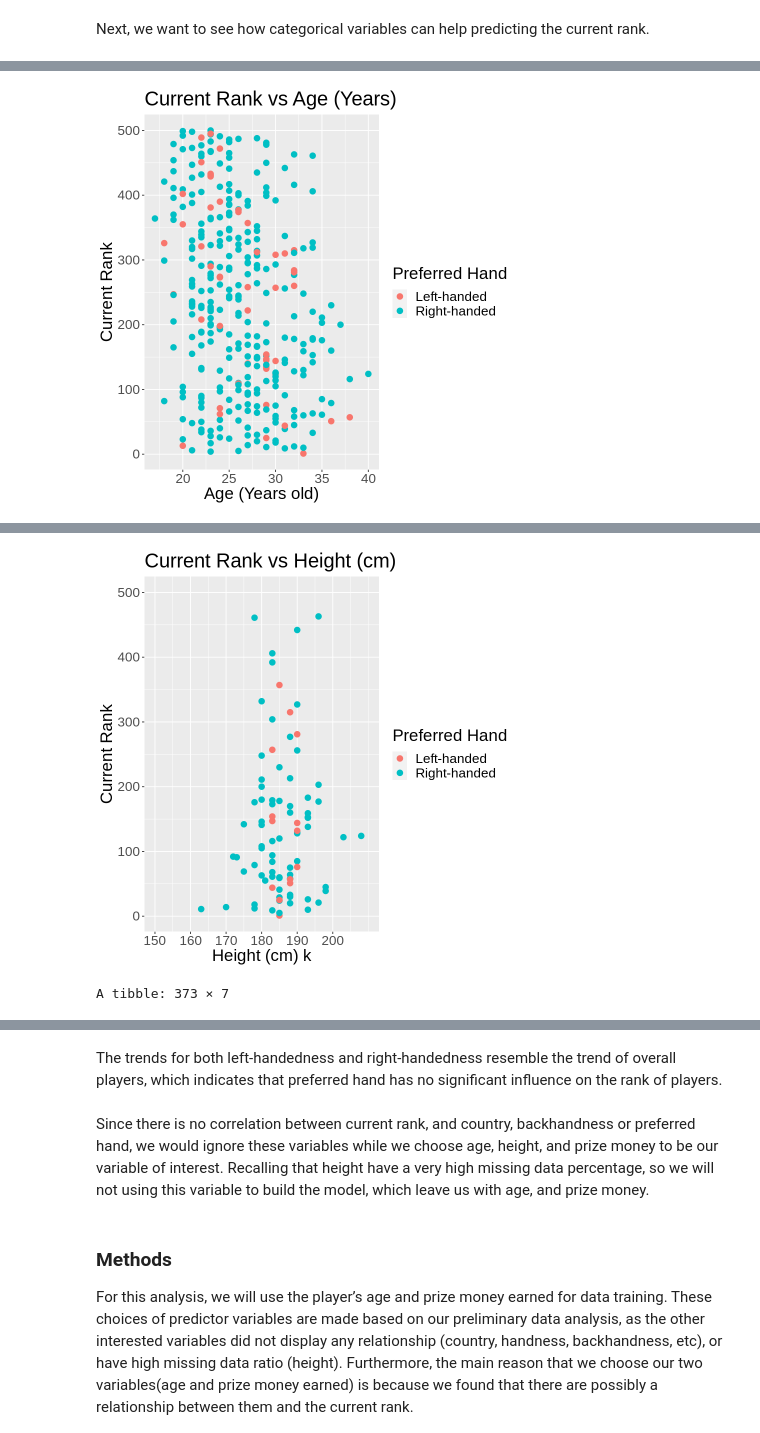
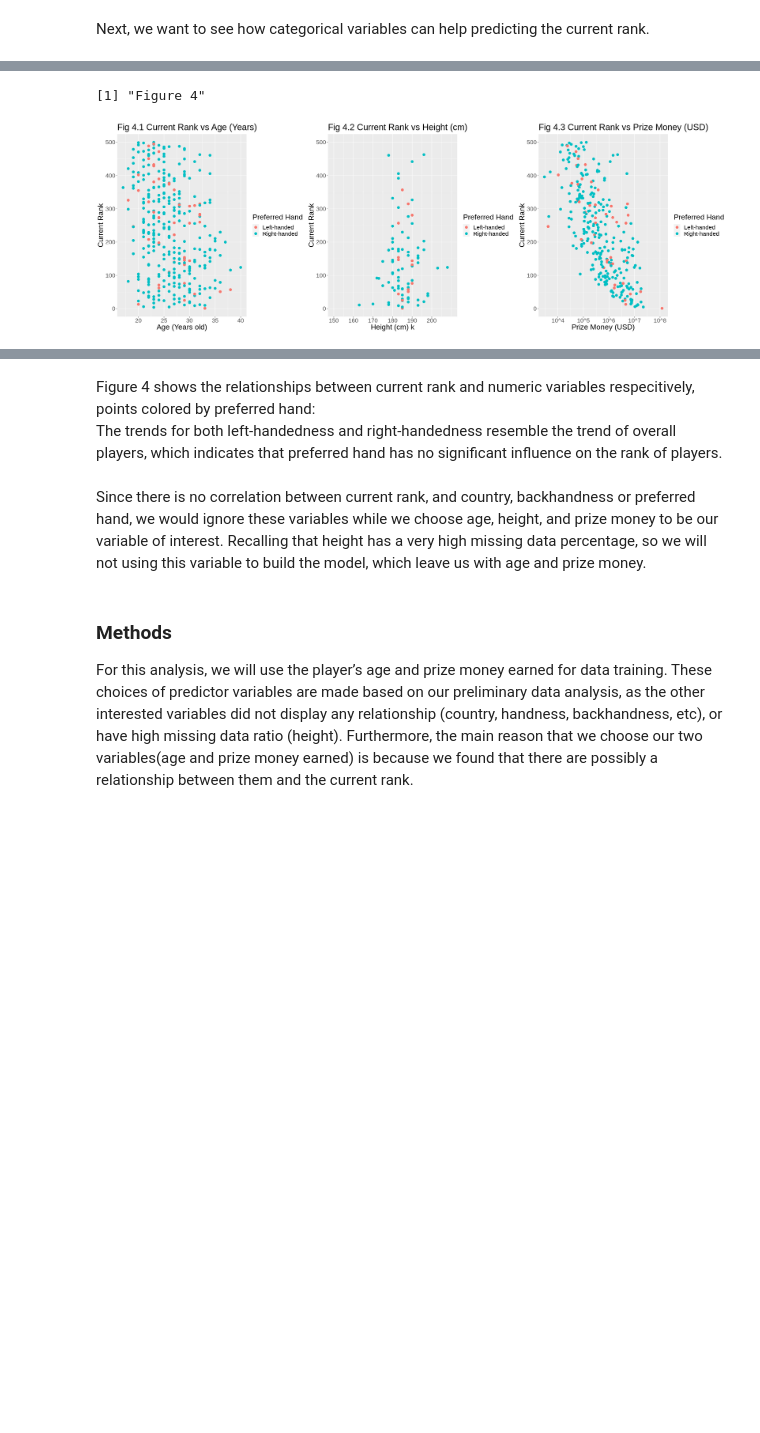
Before and after one commit to tarauboviccc/DSCI100_105_group_project, a Jupyter notebook: final_report.ipynb, the cells around one changed output, grey strips where cells are left out. Saved outputs shown, nothing was run; the diff lists cells and outputs as text; code cells hidden in the pictures; blank space fills up the shorter version.

```diff
--- a/final_report.ipynb
+++ b/final_report.ipynb
@@ -418,9 +423,9 @@ age_vs_rank_hand <- tennis_train|>
                                             color = Plays)) +
   geom_point(alpha = 1, size = 3) +
   labs(x = "Age (Years old)", y = "Current Rank", color = "Preferred Hand") +
-  ggtitle("Current Rank vs Age (Years)") +
+  ggtitle("Fig 4.1 Current Rank vs Age (Years)") +
   theme(text = element_text(size = 20))
-age_vs_rank_hand
+#age_vs_rank_hand
 
 height_vs_rank_hand <- tennis_train|>
                         filter(Plays != "NA") |>
@@ -429,11 +434,11 @@ height_vs_rank_hand <- tennis_train|>
                                            color = Plays)) +
   geom_point(alpha = 1, size = 3) +
   labs(x = "Height (cm) k", y = "Current Rank", color = "Preferred Hand") +
-  ggtitle("Current Rank vs Height (cm)") +
+  ggtitle("Fig 4.2 Current Rank vs Height (cm)") +
   theme(text = element_text(size = 20)) +
   scale_x_continuous(limits = c(150, 210), breaks = seq(150, 200, by = 10))
 
-height_vs_rank_hand
+#height_vs_rank_hand
 
 
 
@@ -445,11 +450,13 @@ prize_vs_rank_hand <- tennis_train|>
   geom_point(alpha = 1,
              size = 3,) +
   labs(x = "Prize Money (USD)", y = "Current Rank", color = "Preferred Hand") +
-  ggtitle("Current Rank vs Prize Money (USD)") +
+  ggtitle("Fig 4.3 Current Rank vs Prize Money (USD)") +
   scale_x_log10(labels = function(x) sprintf("10^%d", log10(x)), breaks = c(1e3, 1e4, 1e5, 1e6, 1e7, 1e8)) +
   theme(text = element_text(size = 20))
-prize_vs_rank_hand
-tennis_train
+#prize_vs_rank_hand
+
+grid.arrange(age_vs_rank_hand,height_vs_rank_hand,prize_vs_rank_hand, ncol = 3)
+paste("Figure 4")
 # %% [output]
 Warning message:
 “Removed 252 rows containing missing values (geom_point).”
@@ -456 +465,2 @@ Warning message:
+[1] "Figure 4"
-[figure, old version]
+[figure, new version]
@@ -459,2 +466,0 @@ Warning message:
-[figure, removed]
-A tibble: 373 × 7
@@ -475,7 +467,9 @@ A tibble: 373 × 7
 # %% [markdown]
+Figure 4 shows the relationships between current rank and numeric variables respecitively, points colored by preferred hand:
+<br>
 The trends for both left-handedness and right-handedness resemble the trend of overall players, which indicates that preferred hand has no significant influence on the rank of players.
 # %% [markdown]
-Since there is no correlation between current rank, and country, backhandness or preferred hand, we would ignore these variables while we choose age, height, and prize money to be our variable of interest. Recalling that height have a very high missing data percentage, so we will not using this variable to build the model, which leave us with age, and prize money.
+Since there is no correlation between current rank, and country, backhandness or preferred hand, we would ignore these variables while we choose age, height, and prize money to be our variable of interest. Recalling that height has a very high missing data percentage, so we will not using this variable to build the model, which leave us with age and prize money.
 # %% [markdown]
 ### Methods
 For this analysis, we will use the player’s age and prize money earned for data training. These choices of predictor variables are made based on our preliminary data analysis, as the other interested variables did not display any relationship (country, handness, backhandness, etc), or have high missing data ratio (height). Furthermore, the main reason that we choose our two variables(age and prize money earned) is because we found that there are possibly a relationship between them and the current rank.
```
Also changed, not shown: parts of 27 cells of this notebook.
